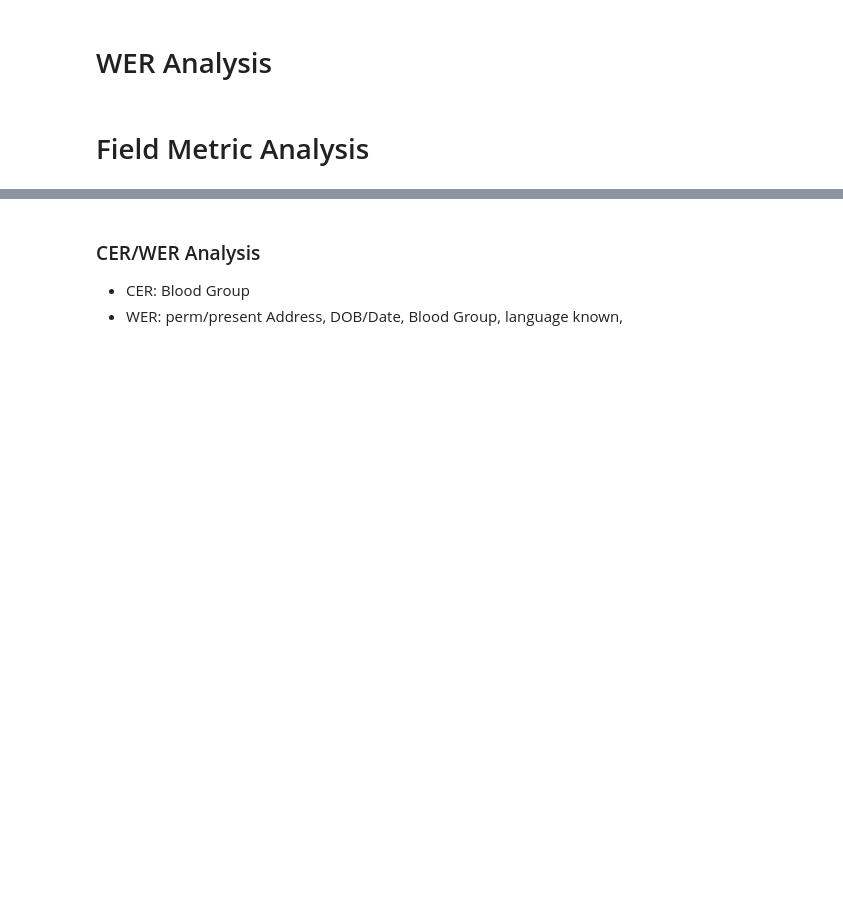
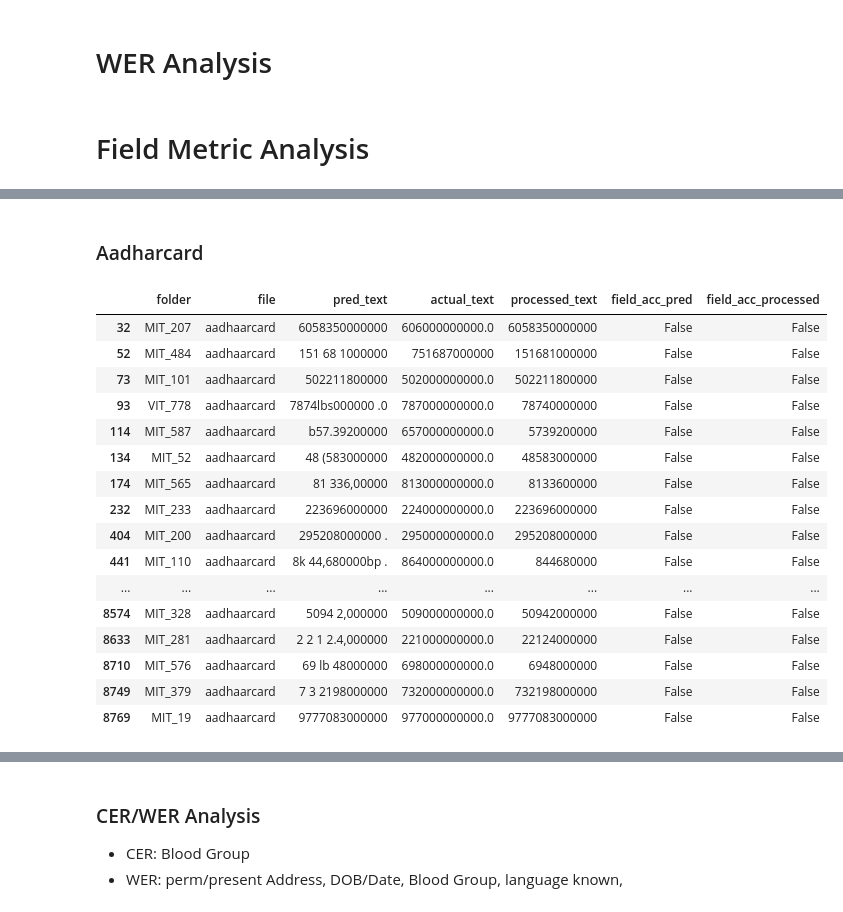
Before and after one commit to sathishkumartheta/tokenwise-dehado-ai, a Jupyter notebook: notebooks/OCR_Metrics.ipynb, the cells around one changed output, grey strips where cells are left out. Saved outputs shown, nothing was run; the diff lists cells and outputs as text; code cells hidden in the pictures; blank space fills up the shorter version.

```diff
--- a/notebooks/OCR_Metrics.ipynb
+++ b/notebooks/OCR_Metrics.ipynb
@@ -577,0 +532,23 @@ len(df_processed[(df_processed['field_acc_processed'] == False) & (df_processed[
+# %% [markdown]
+### Aadharcard
+# %%
+field_name = 'aadhaarcard'
+df_processed[(df_processed['field_acc_processed'] == False) & (df_processed['file'] == field_name)]
+# %% [output]
+|  | folder | file | pred_text | actual_text | processed_text | field_acc_pred | field_acc_processed |
+| 32 | MIT_207 | aadhaarcard | 6058350000000 | 606000000000.0 | 6058350000000 | False | False |
+| 52 | MIT_484 | aadhaarcard | 151 68 1000000 | 751687000000 | 151681000000 | False | False |
+| 73 | MIT_101 | aadhaarcard | 502211800000 | 502000000000.0 | 502211800000 | False | False |
+| 93 | VIT_778 | aadhaarcard | 7874lbs000000 .0 | 787000000000.0 | 78740000000 | False | False |
+| 114 | MIT_587 | aadhaarcard | b57.39200000 | 657000000000.0 | 5739200000 | False | False |
+| 134 | MIT_52 | aadhaarcard | 48 (583000000 | 482000000000.0 | 48583000000 | False | False |
+| 174 | MIT_565 | aadhaarcard | 81 336,00000 | 813000000000.0 | 8133600000 | False | False |
+| 232 | MIT_233 | aadhaarcard | 223696000000 | 224000000000.0 | 223696000000 | False | False |
+| 404 | MIT_200 | aadhaarcard | 295208000000 . | 295000000000.0 | 295208000000 | False | False |
+| 441 | MIT_110 | aadhaarcard | 8k 44,680000bp . | 864000000000.0 | 844680000 | False | False |
+| ... | ... | ... | ... | ... | ... | ... | ... |
+| 8574 | MIT_328 | aadhaarcard | 5094 2,000000 | 509000000000.0 | 50942000000 | False | False |
+| 8633 | MIT_281 | aadhaarcard | 2 2 1 2.4,000000 | 221000000000.0 | 22124000000 | False | False |
+| 8710 | MIT_576 | aadhaarcard | 69 lb 48000000 | 698000000000.0 | 6948000000 | False | False |
+| 8749 | MIT_379 | aadhaarcard | 7 3 2198000000 | 732000000000.0 | 732198000000 | False | False |
+| 8769 | MIT_19 | aadhaarcard | 9777083000000 | 977000000000.0 | 9777083000000 | False | False |
```
Also changed, not shown: parts of 98 cells of this notebook.
